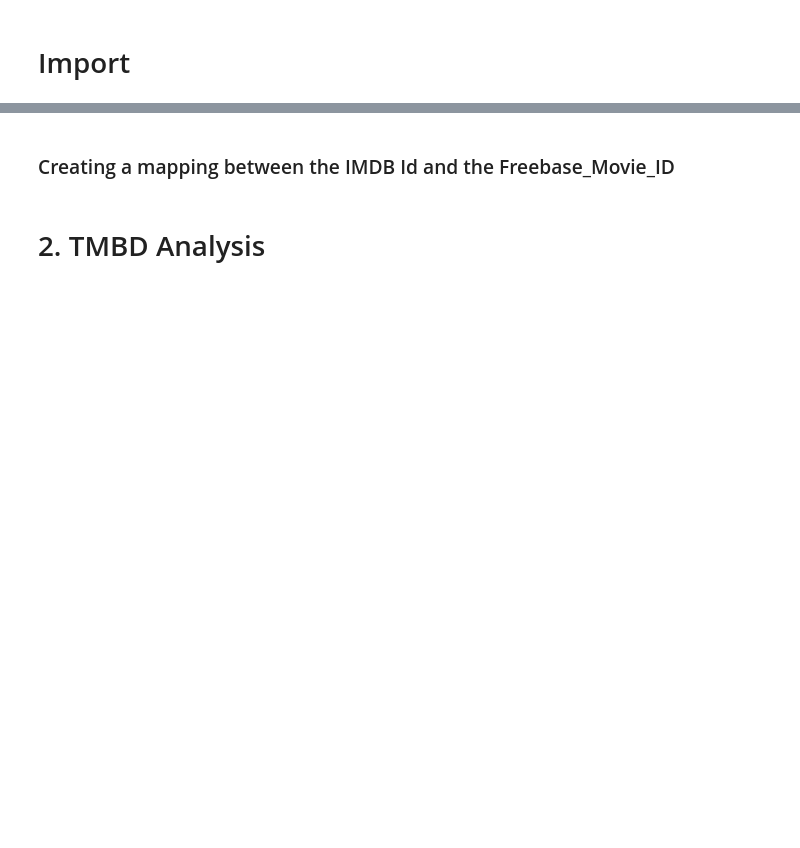
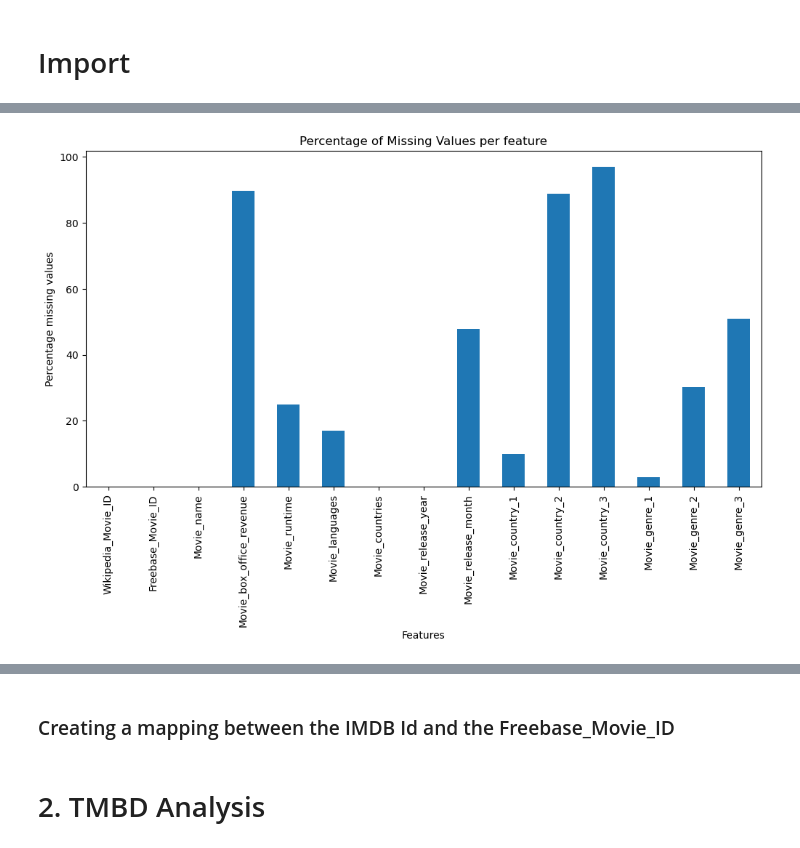
Before and after one commit to epfl-ada/ada-2023-project-yamal, a Jupyter notebook: movies_analysis.ipynb, the cells around one changed output, grey strips where cells are left out. Saved outputs shown, nothing was run; the diff lists cells and outputs as text; code cells hidden in the pictures; blank space fills up the shorter version.

```diff
--- a/movies_analysis.ipynb
+++ b/movies_analysis.ipynb
@@ -32,0 +230,17 @@ cmu_df = pd.read_table(DATA_FOLDER+'CMU_dataset/movie.metadata.tsv', names=colum
+# %%
+# Function to plot % of NaN values
+
+### Modify comments here
+def plot_nan(df, title):
+    # Calculate the percentage of NaN values in each column
+    nan_values = df.isnull().mean() * 100
+    # Create a bar plot
+    nan_values.plot(kind='bar', figsize=(12,6))
+    plt.title(title)
+    plt.ylabel('Percentage missing values')
+    plt.xlabel('Features')
+    plt.show()
+# %%
+plot_nan(cmu_df, 'Percentage of Missing Values per feature')
+# %% [output]
+[figure, added]
```
Also changed, not shown: parts of 29 cells of this notebook.
